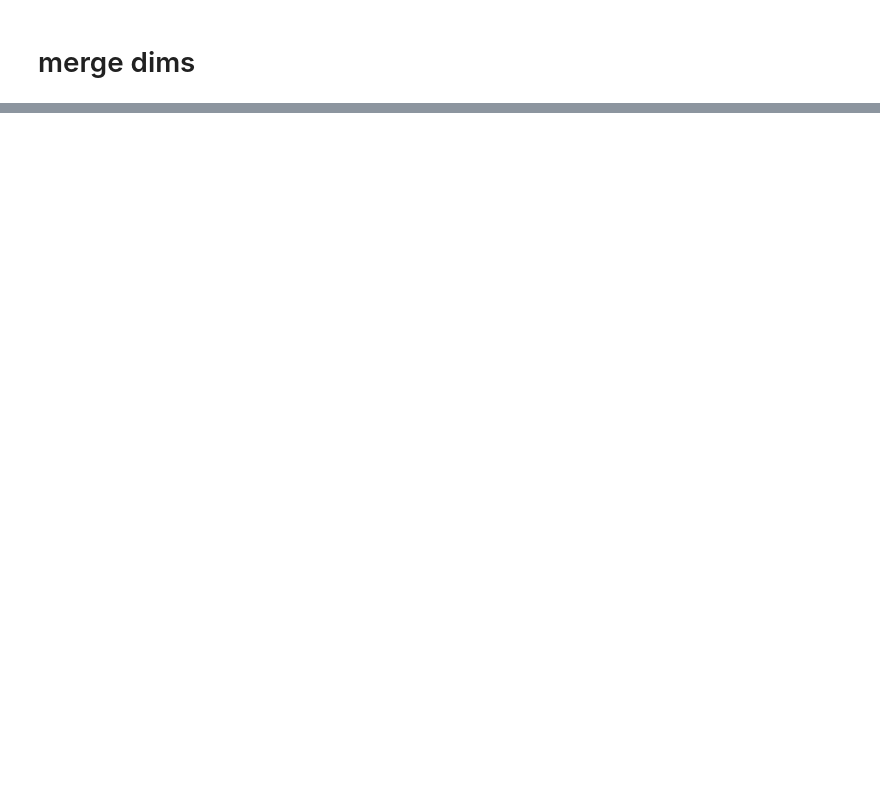
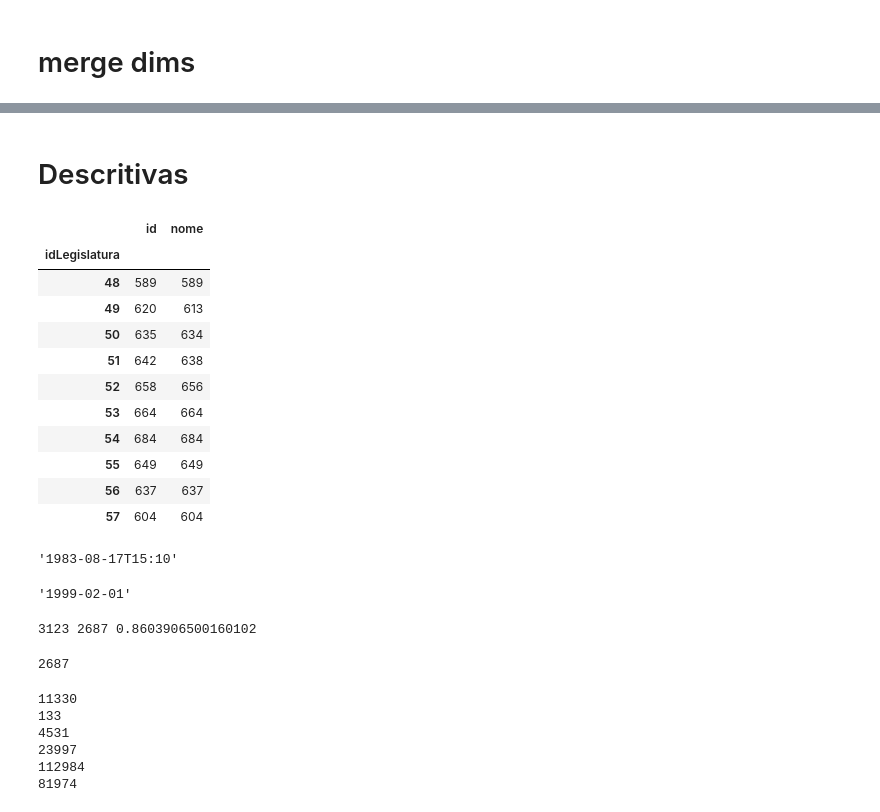
Before and after one commit to AcacioTelechi/redem-index, a Jupyter notebook: analyse.ipynb, the cells around one changed output, grey strips where cells are left out. Cells and saved outputs as stored; diff of their text form; code cells hidden in the pictures; blank space fills up the shorter version.

```diff
--- a/analyse.ipynb
+++ b/analyse.ipynb
@@ -354 +523,51 @@ df_final = (
+# %% [markdown]
+# Descritivas
+# %%
+df_parlamentares_por_legislatura.groupby('idLegislatura').count()
+# %% [output]
+|  | id | nome |
+| idLegislatura |  |  |
+| 48 | 589 | 589 |
+| 49 | 620 | 613 |
+| 50 | 635 | 634 |
+| 51 | 642 | 638 |
+| 52 | 658 | 656 |
+| 53 | 664 | 664 |
+| 54 | 684 | 684 |
+| 55 | 649 | 649 |
+| 56 | 637 | 637 |
+| 57 | 604 | 604 |
+# %%
+df_pareceres_detalhes['dataApresentacao'].min()
+# %% [output]
+'1983-08-17T15:10'
+# %%
+df_orgaos_membros['dataInicio'].min()
+# %% [output]
+'1999-02-01'
+# %%
+tot_parls = len(df_parl_detalhes['id'].unique())
+tot_parls_tse = len(df_parl_detalhes.merge(df_tse_candidatos, on='cpf')['id'].unique())
+
+print(tot_parls, tot_parls_tse, tot_parls_tse / tot_parls)
+# %% [output]
+3123 2687 0.8603906500160102
+# %%
+len(df_parl_detalhes.merge(df_tse_candidatos, on='cpf')['id'].unique())
+# %% [output]
+2687
+# %%
+print(len(df_legis_lideres))
+print(len(df_legis_mesa))
+print(len(df_cargos_externos))
+print(len(df_historico))
+print(len(df_pareceres['id'].unique()))
+print(len(df_orgaos_membros))
+# %% [output]
+11330
+133
+4531
+23997
+112984
+81974
 # %%
```
Also changed, not shown: parts of 25 cells of this notebook, 34 other files.
